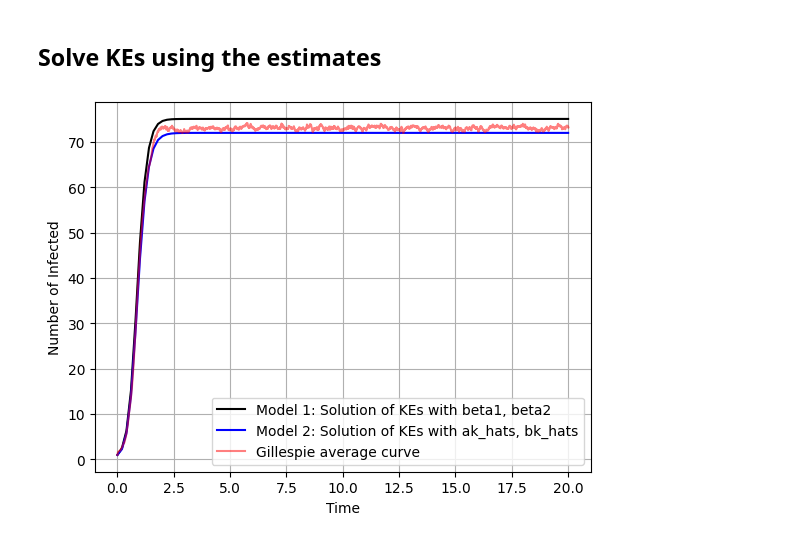
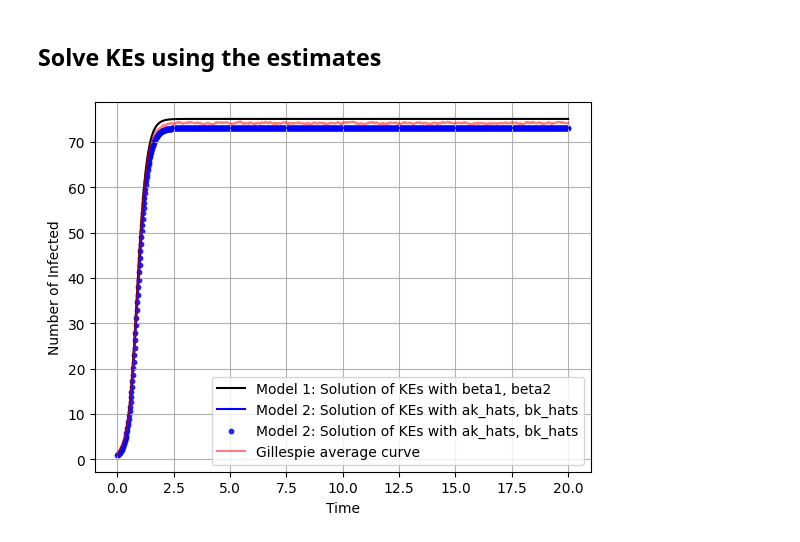
Before and after one commit to markolalovic/higher-order-contagion, a Jupyter notebook: notebooks/estimate-rates-3.ipynb, the cells around one changed output. Drawn from its saved outputs; the diff is of its cells as text; code cells hidden in the pictures.

```diff
--- a/notebooks/estimate-rates-3.ipynb
+++ b/notebooks/estimate-rates-3.ipynb
@@ -56,9 +51,15 @@ test_3:
 # %% [markdown]
 ## Run Gillespie
+# %%
+figure_name = f"../figures/estimation/complete/{test_name}/gillespie-sims.pdf"
+file_name = f"../results/sim_results_{test_name}.npz"
 # %%
 ## --- Run Gillespie ---
 run_gillespie_simulations = True
+
 I0_gillespie = 1 # TODO: go over the range when necessary
+nsims = 50
+
 initial_infections = list(range(I0_gillespie))
 
 if run_gillespie_simulations:
@@ -70,10 +71,10 @@ if run_gillespie_simulations:
 
     # save the simulation results
     sim_results = {f'sim_{i}': X_sims[i] for i in range(nsims)}
-    np.savez_compressed(f'../results/sim_results_{test_name}.npz', **sim_results)
+    np.savez_compressed(file_name, **sim_results)
 else:
     # load simulation results
-    sim_results = np.load(f'../results/sim_results_{test_name}.npz', allow_pickle=True)
+    sim_results = np.load(file_name, allow_pickle=True)
     X_sims = [sim_results[f'sim_{i}'] for i in range(nsims)]
 
 # plot X_t curves in gray and average curve in red
@@ -84,7 +85,6 @@ for X_t in X_sims:
     ax.plot(X_t[0], X_t[2], c="gray", alpha=0.5)
 
 avg_curve, times = get_average(X_sims, time_max, nsims, delta_t = 0.01)
-# avg_curve, times = get_average_corrected(X_sims, time_max, nsims, delta_t = 0.01)
 
 plt.axhline(y=75, color='orange', linestyle='-')
 
@@ -94,7 +94,6 @@ plt.xlabel("Time")
 plt.ylabel("Number of Infected")
 plt.grid(True)
 plt.title(f"H = {g.__class__.__name__}, N = {N}, I0 = {I0_gillespie}, nsims = {nsims}")
-plt.savefig(f"../figures/estimation/complete/gillespie-sims_{test_name}.pdf",
-            format='pdf', bbox_inches='tight')
+plt.savefig(figure_name, format='pdf', bbox_inches='tight')
 plt.show()
 # %% [output]
@@ -129,7 +128,7 @@ p0[I0] = 1.0 # all other states have prob 0 at time 0
 print(f"p0 = {p0[:20]} ...")
 
 # time range and times to evaluate solution
-nsteps = 101
+nsteps = 1001
 t_span = (0.0, time_max)
 t_eval = np.linspace(t_span[0], t_span[1], nsteps)
 
@@ -151,7 +150,7 @@ plt.xlabel("Time")
 plt.ylabel("Number of Infected")
 plt.legend()
 plt.grid(True)
-plt.savefig(f"../figures/estimation/complete/solution-of-KEs_{test_name}.pdf",
+plt.savefig(f"../figures/estimation/complete/{test_name}/solution-of-KEs.pdf",
             format='pdf', bbox_inches='tight')
 plt.show()
 # %% [output]
@@ -231,31 +230,31 @@ plt.show()
 # %%
 ## --- Solve KEs using the estimates and compare ---
 # --- Model 2 ---
 ode_system_complete = list_all_ODEs_using_estimates(g, a_k_hat, b_k_hat, mu)
 
 def f_ode(t, p):
     return ode_system_complete(t, p)
 
 sol_hat = solve_ivp(f_ode,
                     t_span,
                     p0,
                     t_eval=t_eval,
                     method="LSODA")
 
 expected_values_hat = calculate_expected_values(sol_hat)
 plt.figure()
 plt.plot(sol.t, expected_values, color="k", label="Model 1: Solution of KEs with beta1, beta2")
 plt.plot(sol.t, expected_values_hat, color="b", label="Model 2: Solution of KEs with ak_hats, bk_hats")
-# plt.scatter(sol.t, expected_values_hat, color="b", s=10, alpha=.8,
-#             label="Model 2: Solution of KEs with ak_hats, bk_hats")
+plt.scatter(sol.t, expected_values_hat, color="b", s=10, alpha=.8,
+            label="Model 2: Solution of KEs with ak_hats, bk_hats")
 
 plt.plot(times, avg_curve, 'red', label="Gillespie average curve", alpha=0.5)
 plt.xlabel("Time")
 plt.ylabel("Number of Infected")
 plt.legend()
 plt.grid(True)
-plt.savefig("../figures/estimation/complete/solutions-comparison_{test_name}.pdf",
+plt.savefig(f"../figures/estimation/complete/{test_name}/solutions-comparison.pdf",
             format='pdf', bbox_inches='tight')
 plt.show()
 # %% [output]
-[figure, old version]
+[figure, new version]
```
Also changed, not shown: parts of 5 cells of this notebook, 24 other files.
